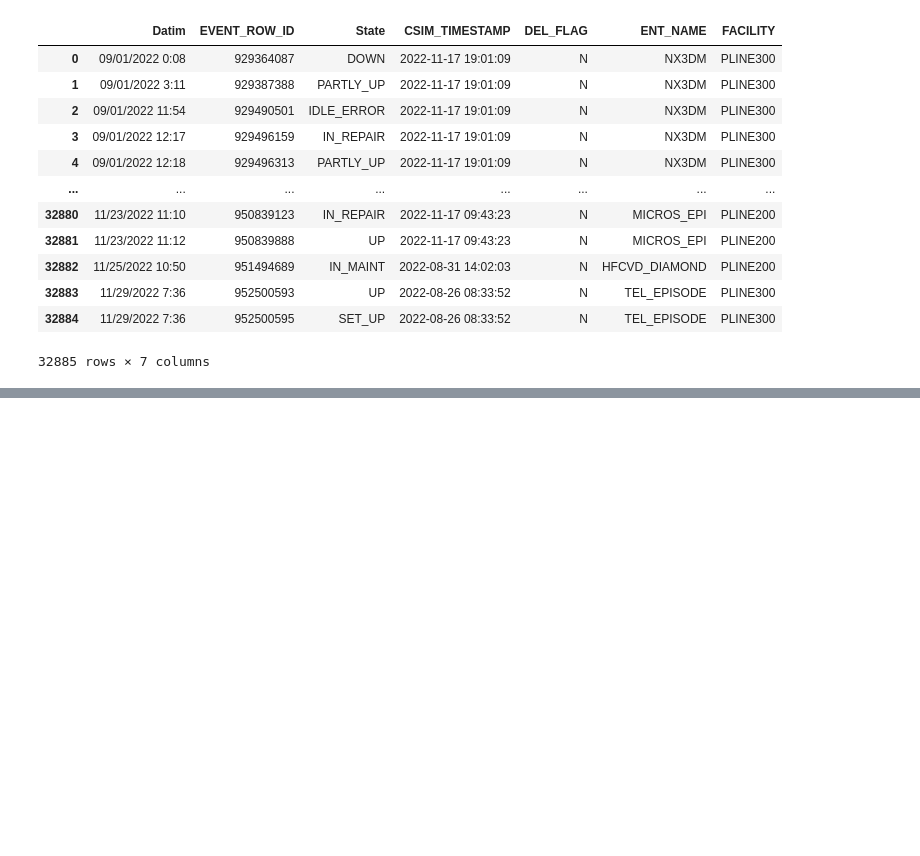
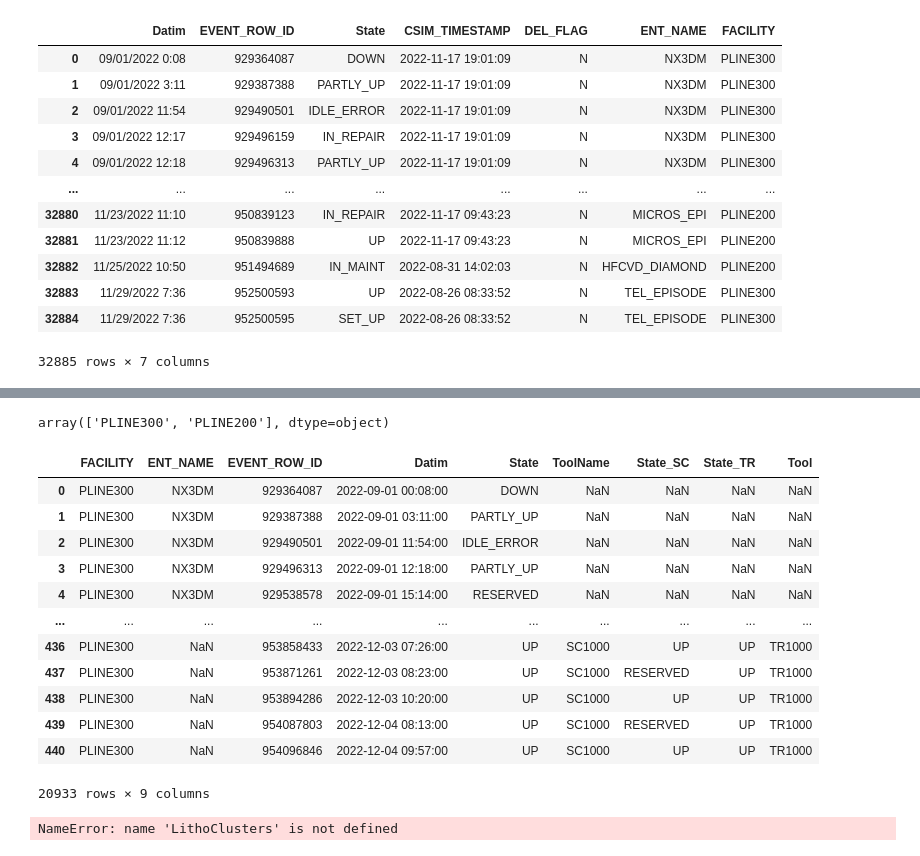
Before and after one commit to fr4nc1sj0hn/PMOPS, a Jupyter notebook: Clean Copy.ipynb, the cells around one changed output, grey strips where cells are left out. Drawn from its saved outputs; the diff is of its cells as text; code cells hidden in the pictures; blank space fills up the shorter version.

```diff
--- a/Clean Copy.ipynb
+++ b/Clean Copy.ipynb
@@ -1317,0 +1256,28 @@ dtype: object
+# %%
+def GetClusterStates(df):
+    SC = df[df["ENT_NAME"].str.startswith("SC")]
+    SC_rem_clmns = SC.drop(columns=["FACILITY", "ENT_NAME", "LithoCluster"])
+    SC_renamed = SC_rem_clmns.rename(columns={
+        "State": "State_SC"
+    })
+
+
+    TR = df[df["ENT_NAME"].str.startswith("TR")]
+    TR_rem_clmns = TR.drop(columns=["FACILITY", "ENT_NAME", "LithoCluster"])
+    TR_renamed = TR_rem_clmns.rename(columns={
+        "State": "State_TR"
+    })
+    TR_renamed
+
+    CombinedQueries = pd.concat([SC_renamed,TR_renamed])
+
+    SortedRows = CombinedQueries.sort_values(["EVENT_ROW_ID"])
+    FilledDown = SortedRows.copy()
+    FilledDown["State_SC"] = FilledDown["State_SC"].fillna(method='ffill')
+    FilledDown["State_TR"] = FilledDown["State_TR"].fillna(method='ffill')
+    FilledDown["State_SC"] = FilledDown["State_SC"].fillna('DOWN')
+    FilledDown["State_TR"] = FilledDown["State_TR"].fillna('DOWN')
+    AddedCustom1 = FilledDown.copy()
+    AddedCustom1["State"] = np.where((AddedCustom1["State_SC"] == "UP") & (AddedCustom1["State_TR"] == "UP"),"UP","DOWN")
+    AddedCustom1.drop(columns=["ToolName"])
+    return AddedCustom1
@@ -1317,0 +1513,39 @@ dtype: object
+# %%
+Combined["FACILITY"].unique()
+# %% [output]
+array(['PLINE300', 'PLINE200'], dtype=object)
+# %%
+GrExpand = AddedCustom1.copy()
+GrExpand["FACILITY"] = facility
+GrExpand["LithoCluster"] = lithocluster
+GrExpand["LithoCluster"] = ["LithoCluster_" + str(x) for x in GrExpand["LithoCluster"]]
+GrReplace = GrExpand.copy()
+GrRename = GrReplace.rename(columns={
+    "LithoCluster":"Ent_Name"
+})
+TrStates = GrRename.copy()
+TrStates["Ent_Name"] = TrStates["Ent_Name"].str.replace("LithoCluster_","TR")
+TrStates["State"] = TrStates["State_TR"]
+NonClusters = MergedQueries[MergedQueries["LithoCluster"].isnull()]
+NonClustersRC = NonClusters.drop(columns=["LithoCluster"])
+Combined = pd.concat([NonClustersRC, GrRename, TrStates])
+Combined = Combined.rename(columns={"Ent_Name": "Tool"})
+Combined
+# %% [output]
+|  | FACILITY | ENT_NAME | EVENT_ROW_ID | Datim | State | ToolName | State_SC | State_TR | Tool |
+| 0 | PLINE300 | NX3DM | 929364087 | 2022-09-01 00:08:00 | DOWN | NaN | NaN | NaN | NaN |
+| 1 | PLINE300 | NX3DM | 929387388 | 2022-09-01 03:11:00 | PARTLY_UP | NaN | NaN | NaN | NaN |
+| 2 | PLINE300 | NX3DM | 929490501 | 2022-09-01 11:54:00 | IDLE_ERROR | NaN | NaN | NaN | NaN |
+| 3 | PLINE300 | NX3DM | 929496313 | 2022-09-01 12:18:00 | PARTLY_UP | NaN | NaN | NaN | NaN |
+| 4 | PLINE300 | NX3DM | 929538578 | 2022-09-01 15:14:00 | RESERVED | NaN | NaN | NaN | NaN |
+| ... | ... | ... | ... | ... | ... | ... | ... | ... | ... |
+| 436 | PLINE300 | NaN | 953858433 | 2022-12-03 07:26:00 | UP | SC1000 | UP | UP | TR1000 |
+| 437 | PLINE300 | NaN | 953871261 | 2022-12-03 08:23:00 | UP | SC1000 | RESERVED | UP | TR1000 |
+| 438 | PLINE300 | NaN | 953894286 | 2022-12-03 10:20:00 | UP | SC1000 | UP | UP | TR1000 |
+| 439 | PLINE300 | NaN | 954087803 | 2022-12-04 08:13:00 | UP | SC1000 | RESERVED | UP | TR1000 |
+| 440 | PLINE300 | NaN | 954096846 | 2022-12-04 09:57:00 | UP | SC1000 | UP | UP | TR1000 |
+20933 rows × 9 columns
+# %%
+LithoClusters
+# %% [output]
+NameError: name 'LithoClusters' is not defined
```
Also changed, not shown: parts of 12 cells of this notebook, 4 other files.
